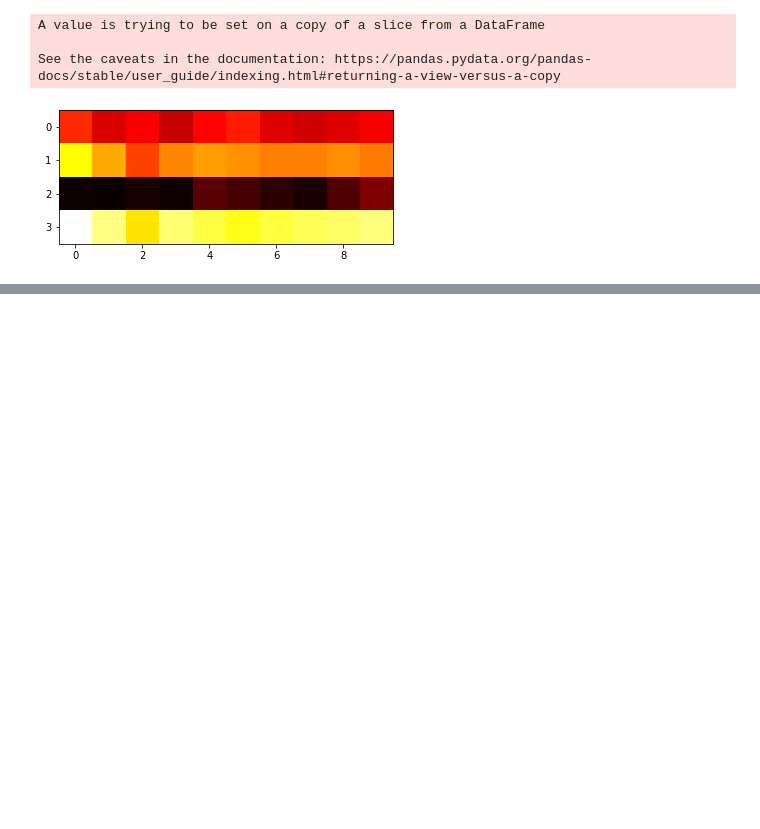
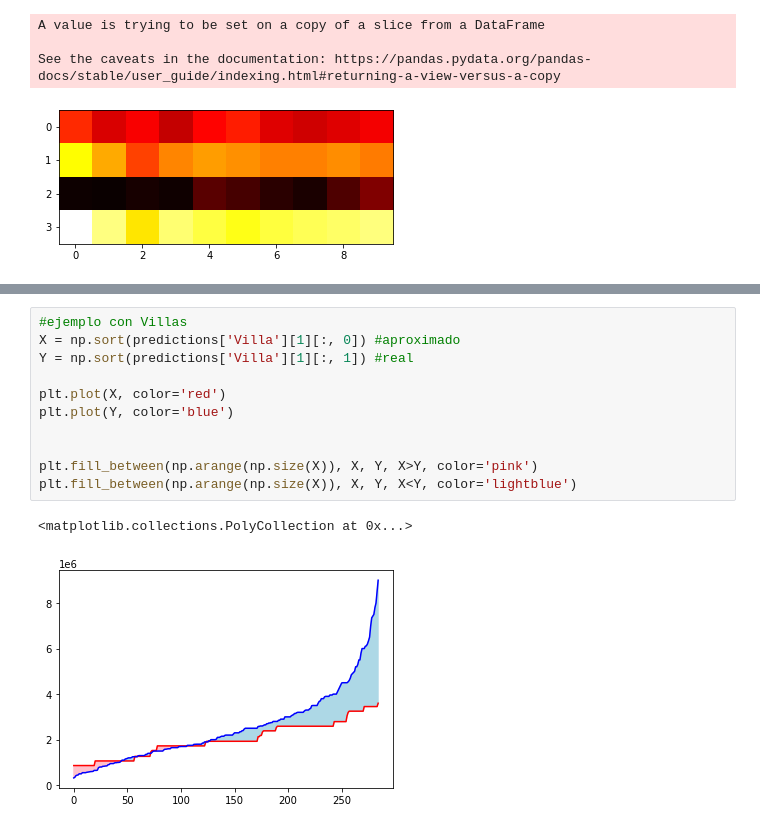
Before and after one commit to ToOrtner/Data-Analysis-properties, a Jupyter notebook: metnum-tp3-2020-1c/notebooks/segmentaciones.ipynb, the cells around one changed output, grey strips where cells are left out. Cells and saved outputs as stored; diff of their text form; blank space fills up the shorter version.

```diff
--- a/metnum-tp3-2020-1c/notebooks/segmentaciones.ipynb
+++ b/metnum-tp3-2020-1c/notebooks/segmentaciones.ipynb
@@ -274,0 +271,14 @@ array([-1.94038681e+05,  5.79107880e+05,  8.84354979e+04, -1.54998974e+04,
+# %%
+#ejemplo con Villas
+X = np.sort(predictions['Villa'][1][:, 0]) #aproximado
+Y = np.sort(predictions['Villa'][1][:, 1]) #real
+
+plt.plot(X, color='red')
+plt.plot(Y, color='blue')
+
+
+plt.fill_between(np.arange(np.size(X)), X, Y, X>Y, color='pink')
+plt.fill_between(np.arange(np.size(X)), X, Y, X<Y, color='lightblue')
+# %% [output]
+<matplotlib.collections.PolyCollection at 0x...>
+[figure, added]
```
Also changed, not shown: parts of 10 cells of this notebook.
